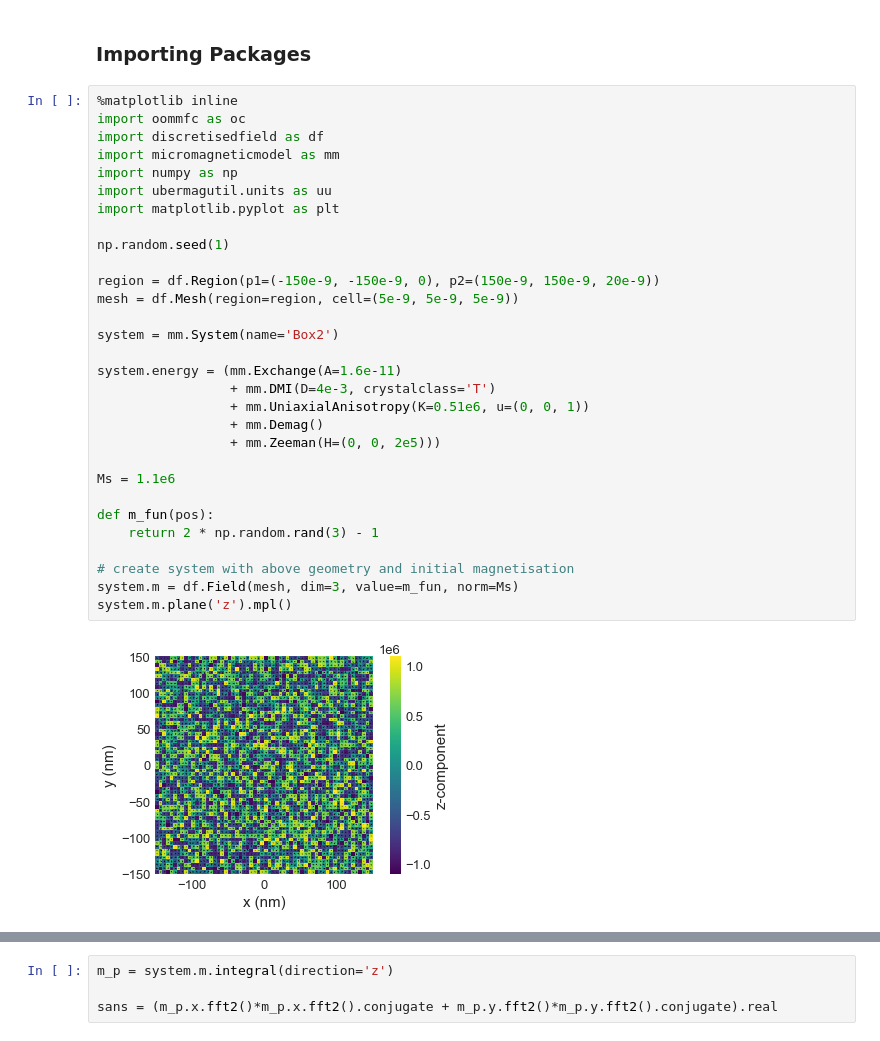
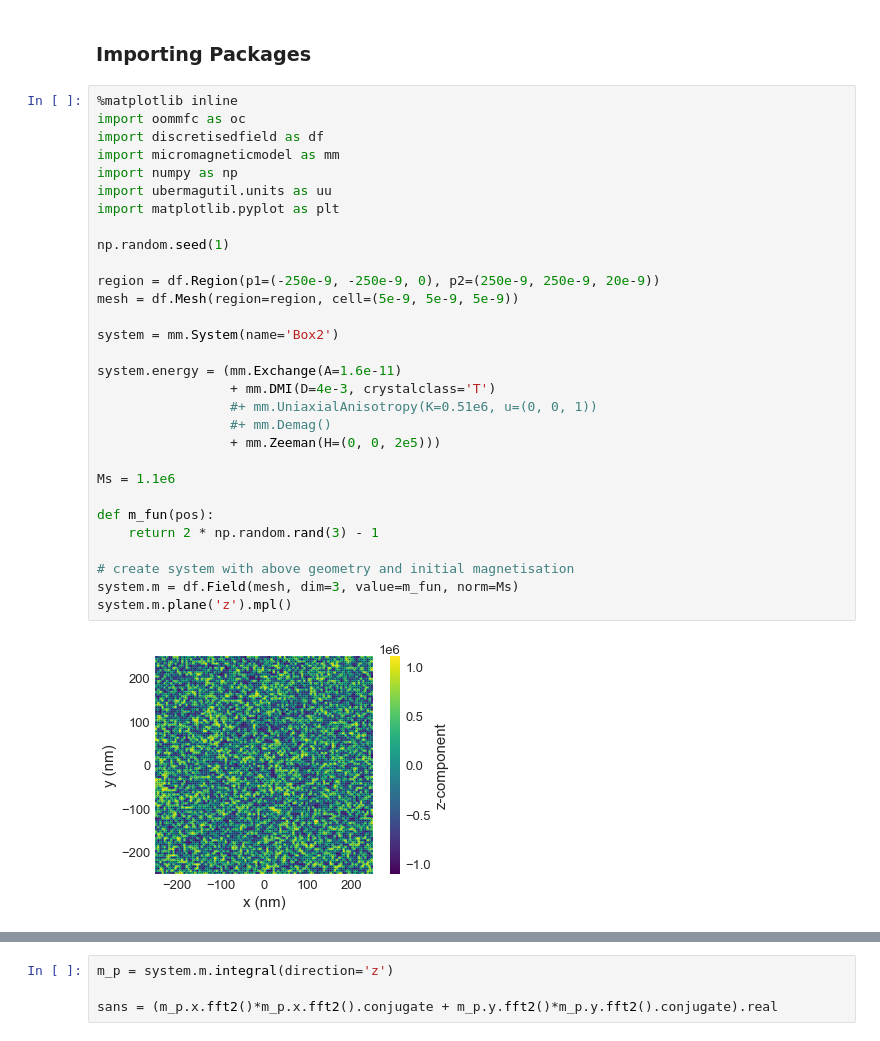
Before and after one commit to ubermag/mag2exp, a Jupyter notebook: docs/ipynb/SANS_df_based.ipynb, the cells around one changed output, grey strips where cells are left out. Drawn from its saved outputs; the diff is of its cells as text.

```diff
--- a/docs/ipynb/SANS_df_based.ipynb
+++ b/docs/ipynb/SANS_df_based.ipynb
@@ -10,35 +10,35 @@ Choosing an experimental reference frame with the beam incoming aligned and pola
 # %%
 %matplotlib inline
 import oommfc as oc
 import discretisedfield as df
 import micromagneticmodel as mm
 import numpy as np
 import ubermagutil.units as uu
 import matplotlib.pyplot as plt
 
 np.random.seed(1)
 
-region = df.Region(p1=(-150e-9, -150e-9, 0), p2=(150e-9, 150e-9, 20e-9))
+region = df.Region(p1=(-250e-9, -250e-9, 0), p2=(250e-9, 250e-9, 20e-9))
 mesh = df.Mesh(region=region, cell=(5e-9, 5e-9, 5e-9))
 
 system = mm.System(name='Box2')
 
 system.energy = (mm.Exchange(A=1.6e-11)
                  + mm.DMI(D=4e-3, crystalclass='T')
-                 + mm.UniaxialAnisotropy(K=0.51e6, u=(0, 0, 1))
-                 + mm.Demag()
+                 #+ mm.UniaxialAnisotropy(K=0.51e6, u=(0, 0, 1))
+                 #+ mm.Demag()
                  + mm.Zeeman(H=(0, 0, 2e5)))
 
 Ms = 1.1e6
 
 def m_fun(pos):
     return 2 * np.random.rand(3) - 1
 
 # create system with above geometry and initial magnetisation
 system.m = df.Field(mesh, dim=3, value=m_fun, norm=Ms)
 system.m.plane('z').mpl()
 # %% [output]
-[figure, old version]
+[figure, new version]
 # %%
 # minimize the energy
 md = oc.MinDriver()
```
Also changed, not shown: parts of 19 cells of this notebook.
